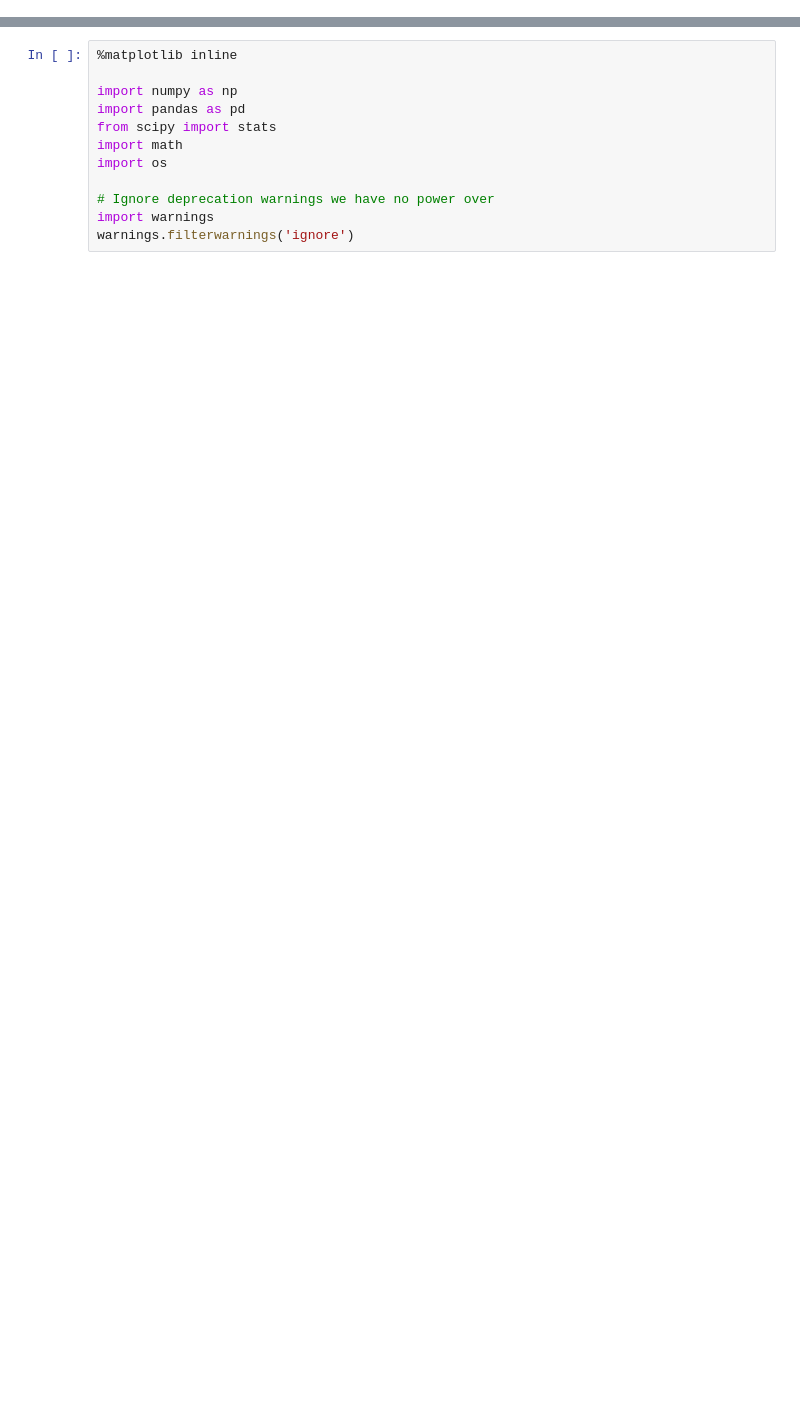
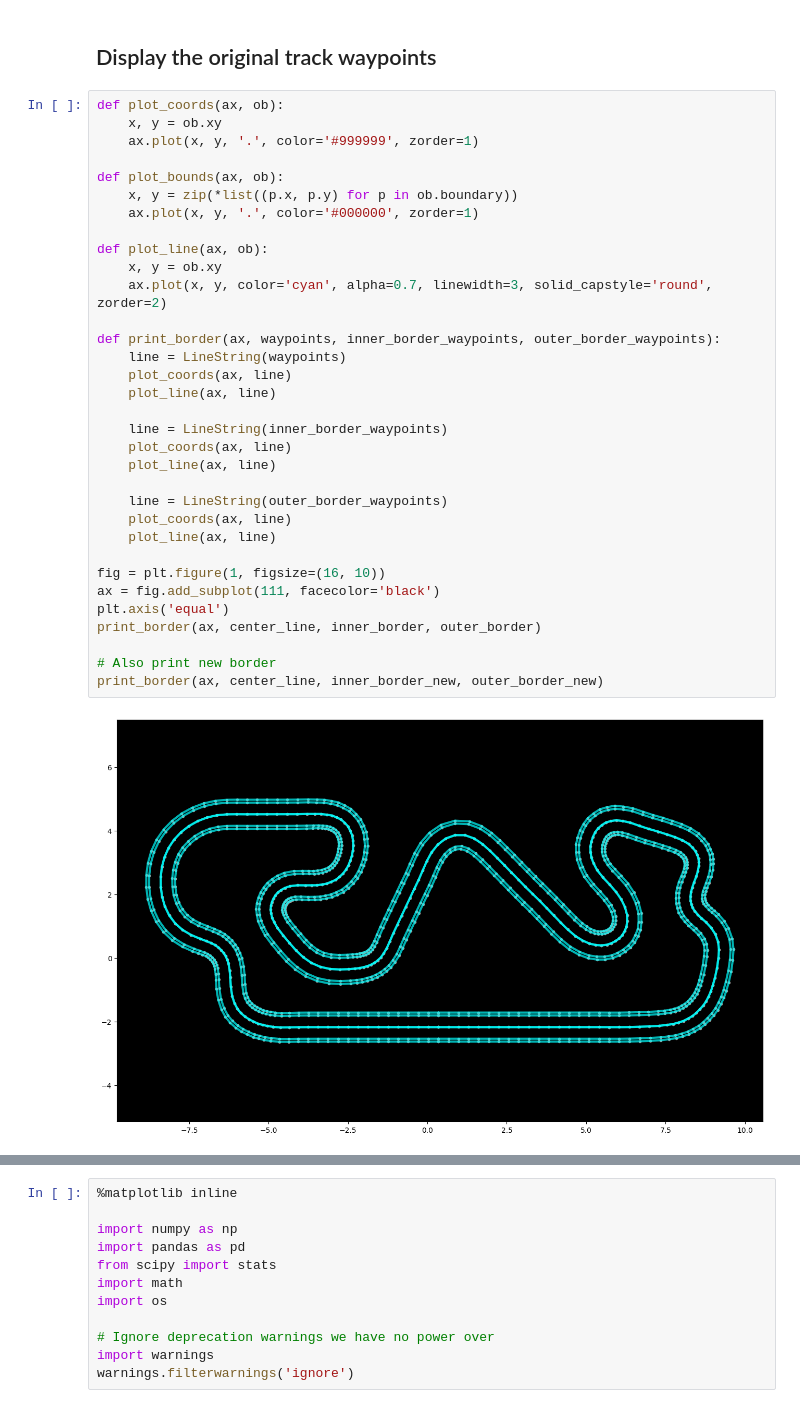
Before and after one commit to ai-castle/deepracer-lecture-public-data, a Jupyter notebook: section_11/RaceLine_Speed_ActionSpace.ipynb, the cells around one changed output, grey strips where cells are left out. Drawn from its saved outputs; the diff is of its cells as text; blank space fills up the shorter version.

```diff
--- a/section_11/RaceLine_Speed_ActionSpace.ipynb
+++ b/section_11/RaceLine_Speed_ActionSpace.ipynb
@@ -11,0 +122,37 @@ MAX_SPEED = 4
+# %% [markdown]
+## Display the original track waypoints
+# %%
+def plot_coords(ax, ob):
+    x, y = ob.xy
+    ax.plot(x, y, '.', color='#999999', zorder=1)
+
+def plot_bounds(ax, ob):
+    x, y = zip(*list((p.x, p.y) for p in ob.boundary))
+    ax.plot(x, y, '.', color='#000000', zorder=1)
+
+def plot_line(ax, ob):
+    x, y = ob.xy
+    ax.plot(x, y, color='cyan', alpha=0.7, linewidth=3, solid_capstyle='round', zorder=2)
+
+def print_border(ax, waypoints, inner_border_waypoints, outer_border_waypoints):
+    line = LineString(waypoints)
+    plot_coords(ax, line)
+    plot_line(ax, line)
+
+    line = LineString(inner_border_waypoints)
+    plot_coords(ax, line)
+    plot_line(ax, line)
+
+    line = LineString(outer_border_waypoints)
+    plot_coords(ax, line)
+    plot_line(ax, line)
+
+fig = plt.figure(1, figsize=(16, 10))
+ax = fig.add_subplot(111, facecolor='black')
+plt.axis('equal')
+print_border(ax, center_line, inner_border, outer_border)
+
+# Also print new border
+print_border(ax, center_line, inner_border_new, outer_border_new)
+# %% [output]
+[figure, added]
```
Also changed, not shown: parts of 46 cells of this notebook.
